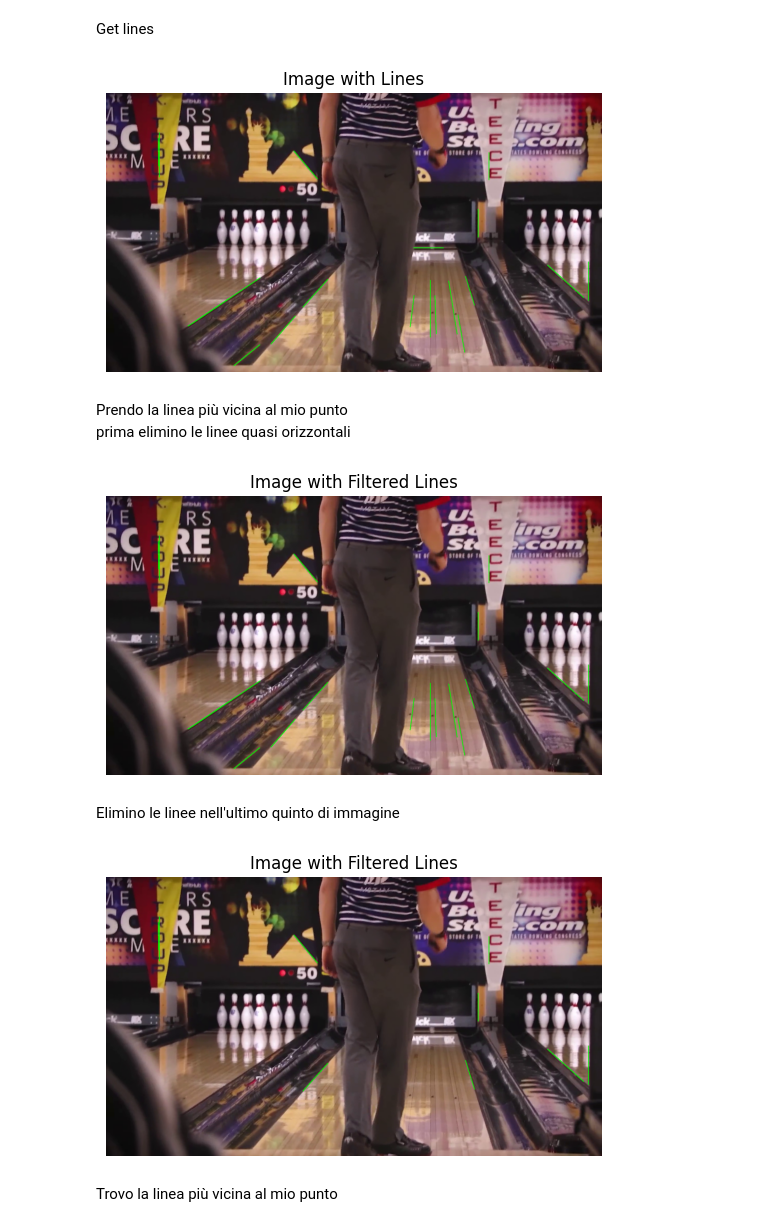
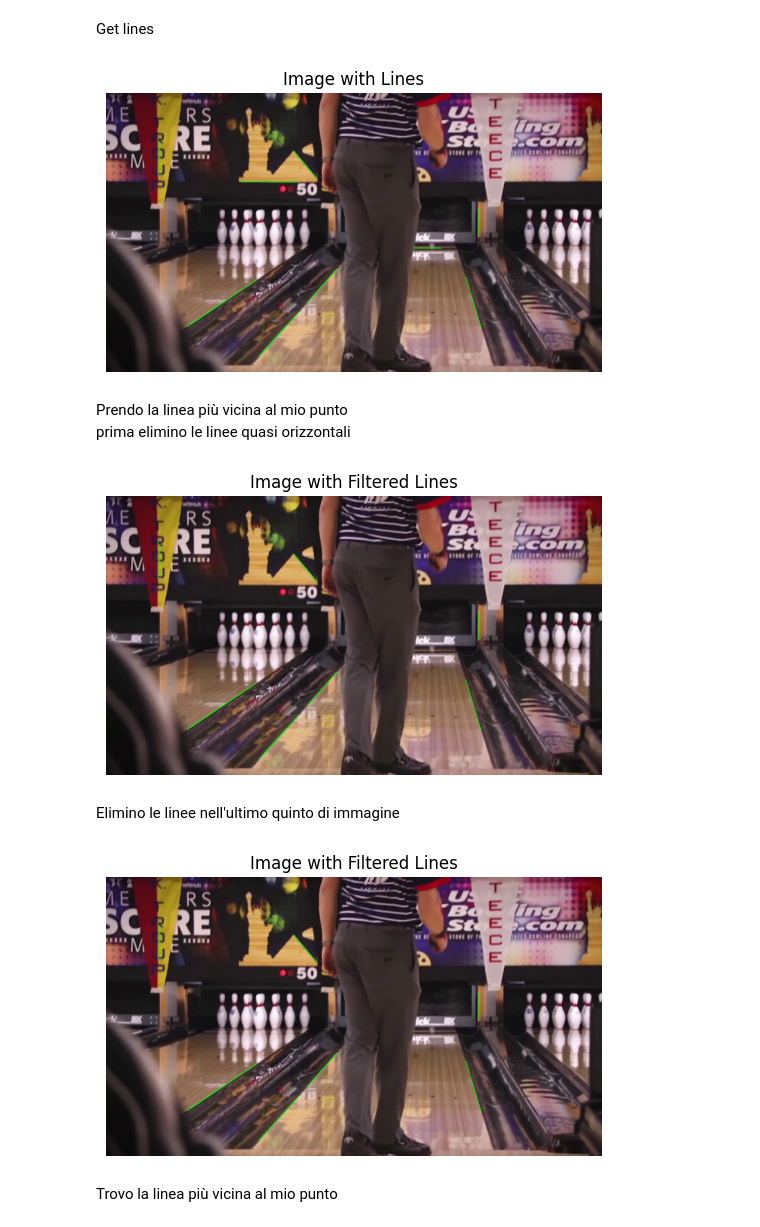
Before and after one commit to CorraPiano/bowling-analysis, a Jupyter notebook: notebook/lane_detection/Lane_Detection_Test_Lateral.ipynb, the cells around one changed output. Drawn from its saved outputs; the diff is of its cells as text; code cells hidden in the pictures.

```diff
--- a/notebook/lane_detection/Lane_Detection_Test_Lateral.ipynb
+++ b/notebook/lane_detection/Lane_Detection_Test_Lateral.ipynb
@@ -37,7 +37,7 @@ if not ret:
 Import base line
 # %%
 # Define the relative path to the CSV file
-input_path = project_root / "notebook" / "lane_detection" / "intermediate_data" / "horizontal_line_2.csv"
+input_path = project_root / "data" / "auxiliary_data" / "lane_lines" / "horizontal_lines_2.csv"
 input_path = str(input_path)
 
 # Load the CSV file into a DataFrame
@@ -122,8 +126,11 @@ combined_mask = cv2.bitwise_or(mask_brown, mask_rose)
 # apply brown and rose mask
 extracted_image = cv2.bitwise_and(image_color, image_color, mask=combined_mask)
 
+# blur the image
+blurred_image = cv2.GaussianBlur(extracted_image, (15, 15), 0)
+
 # Convert the bottom image to grayscale
-gray_image = cv2.cvtColor(extracted_image, cv2.COLOR_BGR2GRAY)
+gray_image = cv2.cvtColor(blurred_image, cv2.COLOR_BGR2GRAY)
 
 # Compute Otsu's threshold
 otsu_thresh, _ = cv2.threshold(gray_image, 0, 255, cv2.THRESH_BINARY + cv2.THRESH_OTSU)
@@ -163,37 +170,37 @@ plt.title("Image with Lines")
 plt.axis('off')
 plt.show()
 # %% [output]
-[figure, old version]
+[figure, new version]
 # %% [markdown]
 Prendo la linea più vicina al mio punto \
 prima elimino le linee quasi orizzontali
 # %%
 # Function to calculate the angle of a line
 def calculate_angle(x1, y1, x2, y2):
-    return abs(math.degrees(math.atan2(y2 - y1, x2 - x1)))
+    return math.degrees(math.atan2(y2 - y1, x2 - x1))
 
 # Filter out lines that are 'quite horizontal' with a tolerance of 20 degrees
 non_horizontal_lines = []
 tolerance = 20
 for line in lines_p:
     x1, y1, x2, y2 = line[0]
     angle = calculate_angle(x1, y1, x2, y2)
     if angle < ( - tolerance) or angle > ( + tolerance):
         non_horizontal_lines.append(line)
 
 # Draw the filtered lines on the image
 image_with_non_horizontal_lines = np.copy(image_color)
 for line in non_horizontal_lines:
     x1, y1, x2, y2 = line[0]
     cv2.line(image_with_non_horizontal_lines, (x1, y1), (x2, y2), (0, 255, 0), 2)
 
 # Show the image with filtered lines
 plt.imshow(cv2.cvtColor(image_with_non_horizontal_lines, cv2.COLOR_BGR2RGB))
 plt.title("Image with Filtered Lines")
 plt.axis('off')
 plt.show()
 # %% [output]
-[figure, old version]
+[figure, new version]
 # %% [markdown]
 Elimino le linee nell'ultimo quinto di immagine
 # %%
@@ -211,7 +218,7 @@ for line in non_horizontal_lines:
     x1, y1, x2, y2 = line[0]
     angle = calculate_angle(x1, y1, x2, y2)
     if angle < (-tolerance) or angle > (+tolerance):
-        if y1 < y_threshold and y2 < y_threshold:
+        if y1 < y_threshold or y2 < y_threshold:
             filtered_lines.append(line)
 
 # Draw the filtered lines on the image
@@ -226,7 +233,7 @@ plt.title("Image with Filtered Lines")
 plt.axis('off')
 plt.show()
 # %% [output]
-[figure, old version]
+[figure, new version]
 # %% [markdown]
 Trovo la linea più vicina al mio punto
 # %%
```
Also changed, not shown: parts of 8 cells of this notebook, 6 other files.
